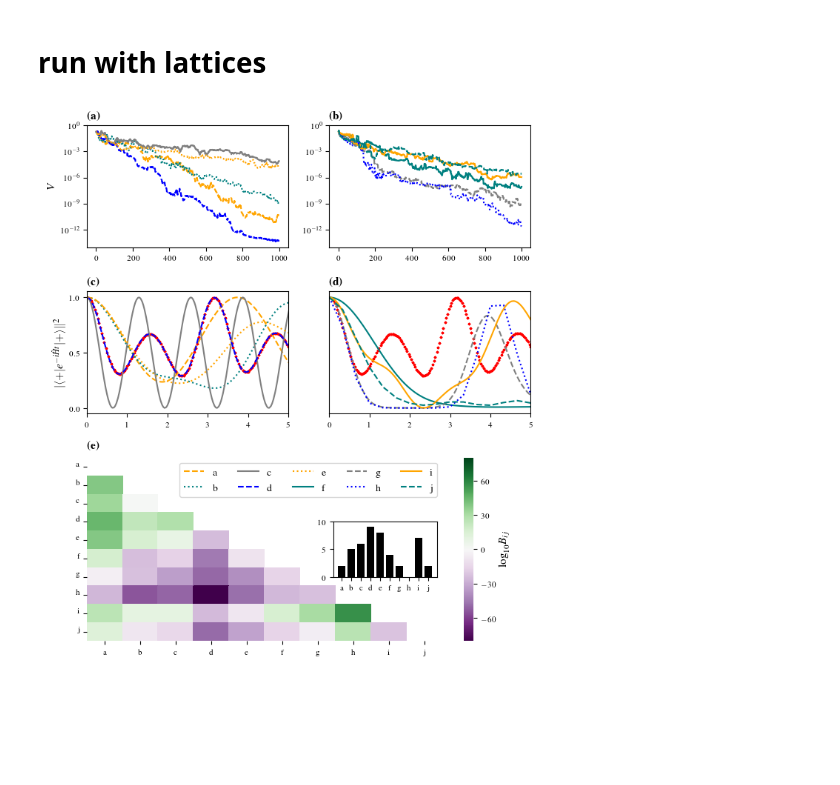
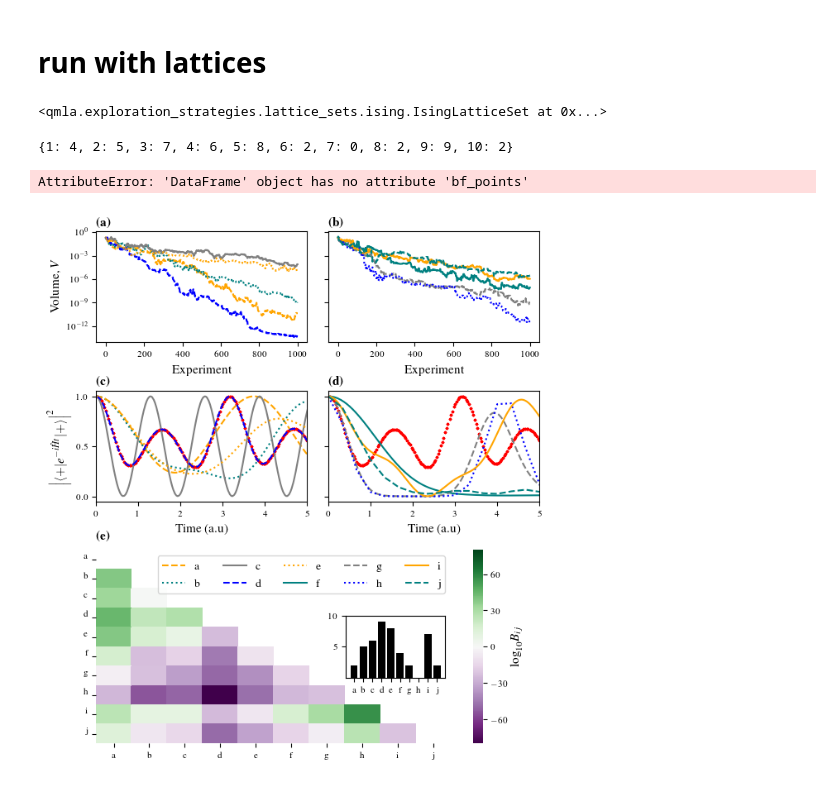
Before and after one commit to flynnbr11/schrodingers_catwalk, a Jupyter notebook: figure_development/lattice_qmla_summary.ipynb, the cells around one changed output. Cells and saved outputs as stored; diff of their text form; code cells hidden in the pictures; blank space fills up the shorter version.

```diff
--- a/figure_development/lattice_qmla_summary.ipynb
+++ b/figure_development/lattice_qmla_summary.ipynb
@@ -124,3 +122,7 @@ results = load_results(
 q = results['qmla_instance']
 es = results['exploration_strategy']
 results_dir = results['results_dir']
+# %%
+es
+# %% [output]
+<qmla.exploration_strategies.lattice_sets.ising.IsingLatticeSet at 0x...>
@@ -127,3 +131,16 @@ results_dir = results['results_dir']
+# %%
+q.branches[1].bayes_points
+# %% [output]
+{1: 4, 2: 5, 3: 7, 4: 6, 5: 8, 6: 2, 7: 0, 8: 2, 9: 9, 10: 2}
+# %%
+bfs = [
+    q.model_database[
+            q.model_database.lattice_idx == l
+        ].bf_points.values[0]
+    for l in lattice_indices
+]
+# %% [output]
+AttributeError: 'DataFrame' object has no attribute 'bf_points'
 # %%
 colourmap = plt.cm.tab10
 get_colour = lambda x: colourmap(x/10)
@@ -134,30 +151,30 @@ colours_to_use = itertools.cycle(iter(['orange', 'teal', 'grey', 'blue']))
 linestyles = itertools.cycle(iter(['--', ':',  '-']))
 get_colour_linestyle = lambda: (next(colours_to_use), next(linestyles))
 
-lf = LatexFigure(gridspec_layout=(3,2), gridspec_params = {"height_ratios" : [1,1,1.5]})
+lf = LatexFigure(
+    gridspec_layout=(3,2),
+    gridspec_params = {
+        "height_ratios" : [1,1,1.75],
+        "hspace" : 0.35,
+        "wspace" : 0.1
+    }
+)
 vol_ax_left = lf.new_axis()
 vol_ax_right = lf.new_axis(ax_params = {'sharey' : vol_ax_left})
 dynamics_ax_left = lf.new_axis()
-dynamics_ax_right = lf.new_axis()
+dynamics_ax_right = lf.new_axis(ax_params = {'sharey' : dynamics_ax_left})
 bf_heatmap_ax = lf.new_axis(span = (1,2))
 
-bfs = [
-    q.model_database[
-            q.model_database.lattice_idx == l
-        ].bf_points.values[0]
-    for l in lattice_indices
-]
 exp_times = sorted(q.experimental_measurements.keys())
 true_msmsts = [q.experimental_measurements[t] for t in exp_times]
 
-
+bf_points_by_lattice = {}
 for lattice_idx in lattice_indices:
     mid = q.model_database[
         q.model_database.lattice_idx == lattice_idx
     ].model_id.unique()[0]
     colour = get_colour(mid)
     model = q.get_model_storage_instance_by_id(mid)
-
 
     c, l = get_colour_linestyle()
     lattice_idx = get_idx(model.name)
@@ -169,6 +186,8 @@ for lattice_idx in lattice_indices:
         vol_ax = vol_ax_right
         dynamics_ax = dynamics_ax_right
 
+    bf_points_by_lattice[lattice_idx] = q.branches[1].bayes_points[mid]
+
     epochs = sorted(model.volume_by_epoch.keys())
     volume = [model.volume_by_epoch[e] for e in epochs]
 
@@ -179,6 +198,7 @@ for lattice_idx in lattice_indices:
         c = c,
         ls = l
     )
+    vol_ax.set_xlabel("Experiment")
 
     times = sorted(model.expectation_values.keys())
     dynamics = [model.expectation_values[t] for t in times]
@@ -195,6 +215,8 @@ for lattice_idx in lattice_indices:
         s = 2,
         c = 'red',
     )
+    dynamics_ax.set_xlim(0,5)
+    dynamics_ax.set_xlabel("Time (a.u)")
 
 # h1, l1 = vol_ax_left.get_legend_handles_labels()
 # h2, l2 = vol_ax_right.get_legend_handles_labels()
@@ -232,43 +254,53 @@ plt.setp(
 bf_heatmap_ax.set_ylabel('')
 bf_heatmap_ax.set_xlabel('')
 
+# Bayes factor points inset plot
+
+bf_scores = [bf_points_by_lattice[l] for l in lattice_indices]
+
 inset_ax = inset_axes(
     bf_heatmap_ax,
-    width=1.4,
+    width=1.2,
     height=0.75,
     loc='center right'
 )
 inset_ax.bar(
     lattice_indices,
-    bfs,
+    bf_scores,
+#     width=0.5,
     color = 'black'
 )
 inset_ax.set_ylim(0,10)
-inset_ax.set_yticks([0,5,10])
+inset_ax.set_yticks([5,10])
 
 
-vol_ax_left.set_ylabel(r"$V$")
+vol_ax_left.set_ylabel(r"Volume, $V$")
 # vol_ax_right.set_yticks([])
+plt.setp(vol_ax_right.get_yticklabels(), visible=False)
+plt.setp(dynamics_ax_right.get_yticklabels(), visible=False)
 
-dynamics_ax_left.set_ylabel(r"$| \langle + | e^{-i\hat{H}t} | + \rangle \|^2$")
+dynamics_ax_left.set_ylabel(r"$\left| \langle + | e^{-i\hat{H}t} | + \rangle \right|^2$")
 dynamics_ax_left.set_yticks([0, 0.5, 1])
-dynamics_ax_right.set_yticks([])
+# dynamics_ax_right.set_yticks([])
 dynamics_ax_left.set_xlim(0,5)
 dynamics_ax_right.set_xlim(0,5)
 
 hl = {}
 for vax in [vol_ax_left, vol_ax_right]:
     h, l = vax.get_legend_handles_labels()
     hl.update( dict(zip(l, h)) )
 
 labels = sorted(hl.keys())
 handles = [hl[l] for l in labels]
 
 bf_heatmap_ax.legend(handles, labels, ncol=5)
 
 lf.fig.tight_layout()
 lf.save(
     os.path.join(results["results_dir"], "lattice_qmla_summary.pdf")
 )
+lf.save(
+    os.path.join("..", "theoretical_study", "figures", "lattice_qmla_summary.pdf")
+)
 # %% [output]
-[figure, old version]
+[figure, new version]
```
Also changed, not shown: parts of 2 cells of this notebook, 4 other files.
